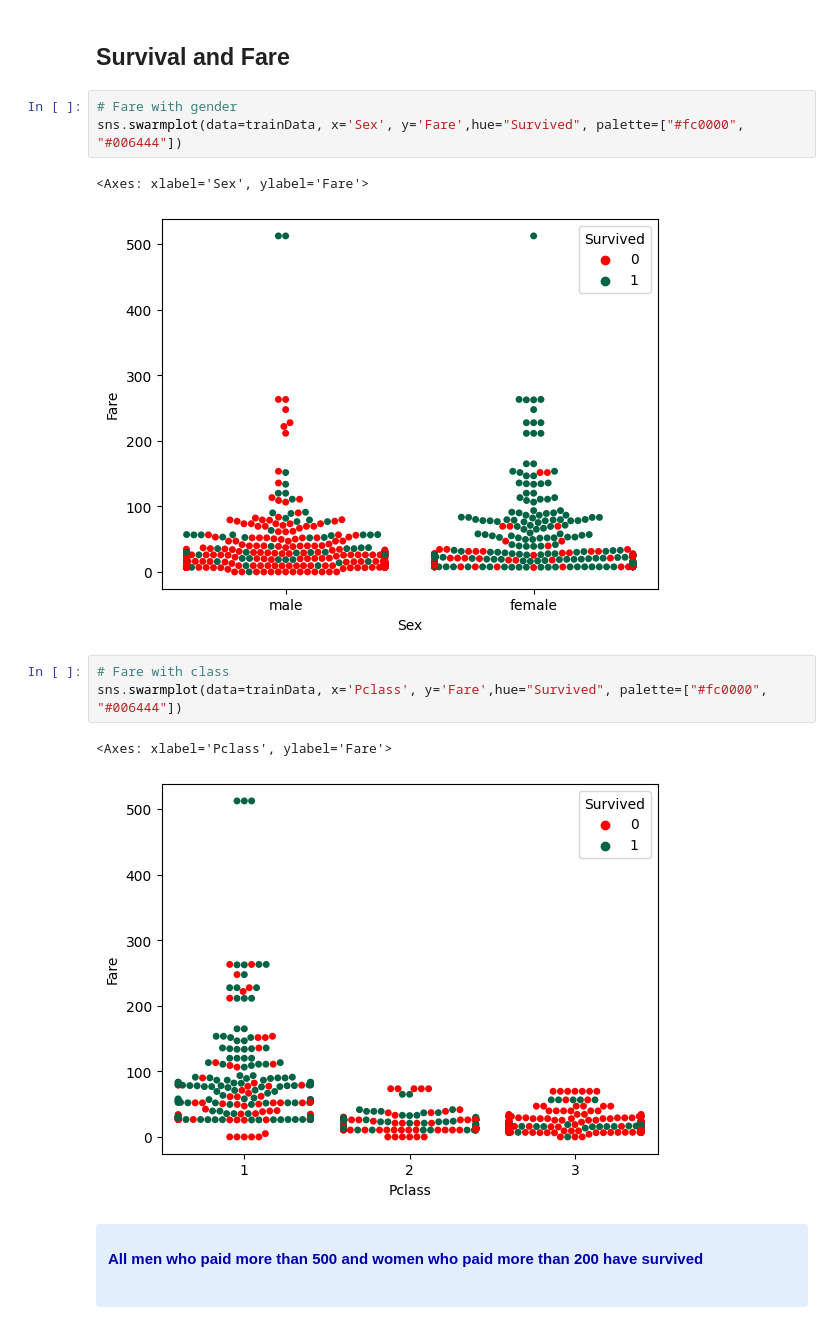
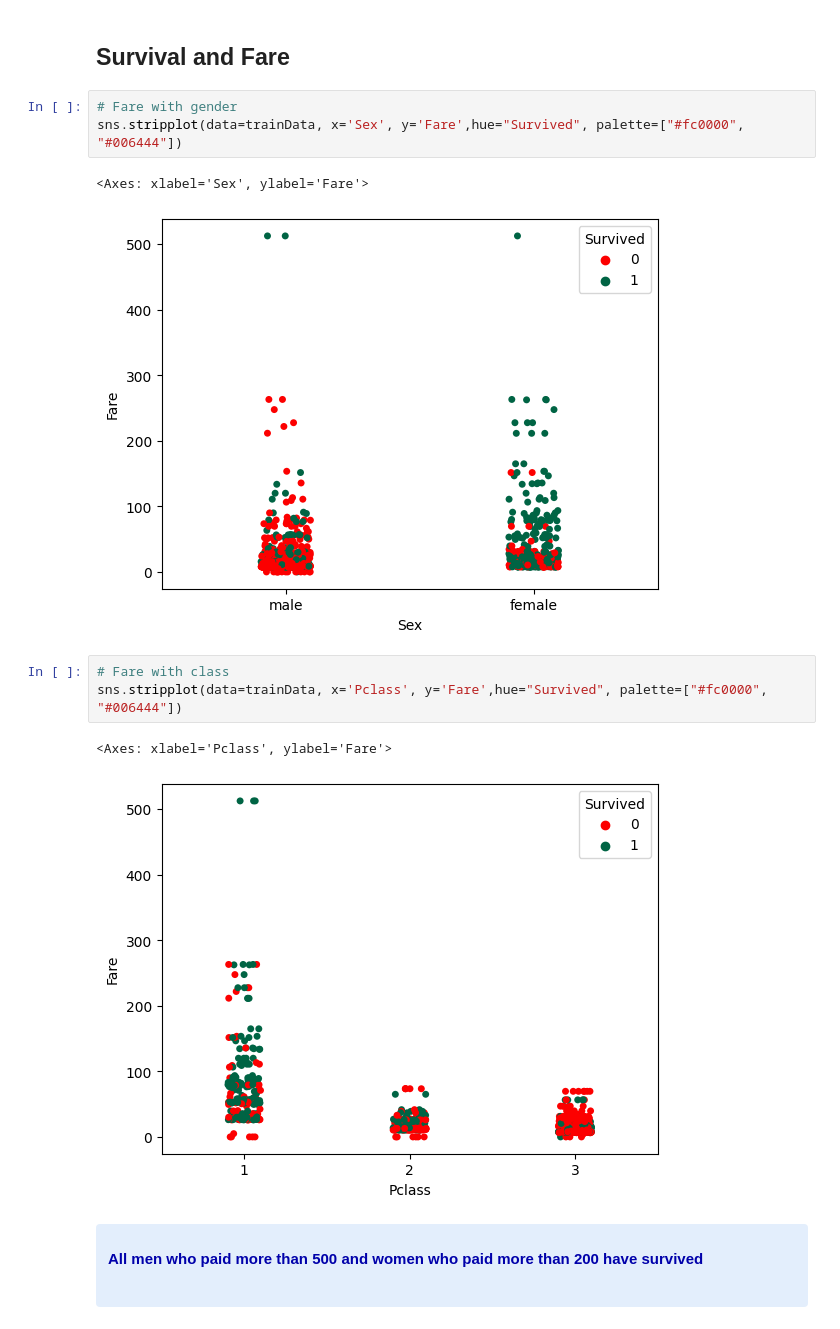
Before and after one commit to mohamedyosef101/titanic-survival-prediction, a Jupyter notebook: EDA.ipynb, the cells around one changed output. Cells and saved outputs as stored; diff of their text form.

```diff
--- a/EDA.ipynb
+++ b/EDA.ipynb
@@ -110,16 +110,16 @@ sns.swarmplot(x='Pclass', y="Age", hue="Survived", palette=["#fc0000", "#006444"
 ## Survival and Fare
 # %%
 # Fare with gender
-sns.swarmplot(data=trainData, x='Sex', y='Fare',hue="Survived", palette=["#fc0000", "#006444"])
+sns.stripplot(data=trainData, x='Sex', y='Fare',hue="Survived", palette=["#fc0000", "#006444"])
 # %% [output]
 <Axes: xlabel='Sex', ylabel='Fare'>
-[figure, old version]
+[figure, new version]
 # %%
 # Fare with class
-sns.swarmplot(data=trainData, x='Pclass', y='Fare',hue="Survived", palette=["#fc0000", "#006444"])
+sns.stripplot(data=trainData, x='Pclass', y='Fare',hue="Survived", palette=["#fc0000", "#006444"])
 # %% [output]
 <Axes: xlabel='Pclass', ylabel='Fare'>
-[figure, old version]
+[figure, new version]
 # %% [markdown]
 <div style="background: #e3eefc; padding: 24px 12px; color: #00a; font-weight: bold; margin: 4px 80px 4px 4px; border-radius: 4px;">
 <p>All men who paid more than 500 and women who paid more than 200 have survived<p>
```
Also changed, not shown: parts of 1 cell of this notebook.
